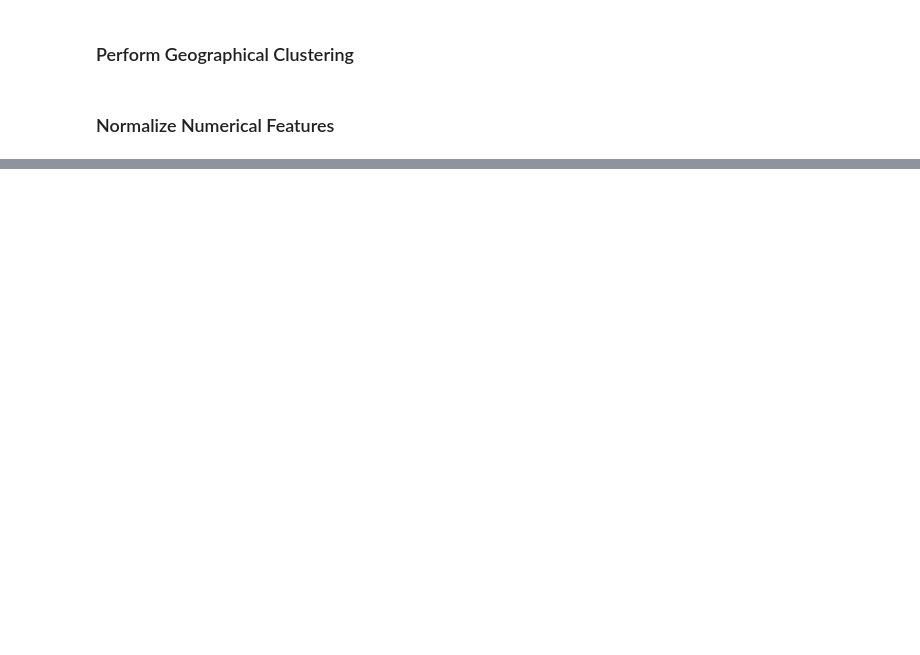
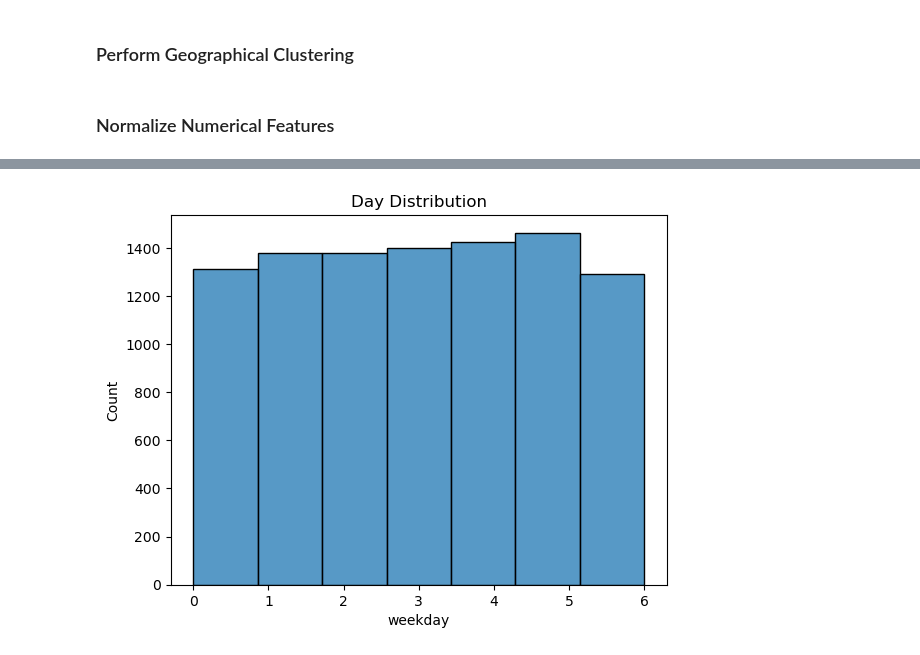
Before and after one commit to Mannvika/FinalProject, a Jupyter notebook: FinalProject.ipynb, the cells around one changed output, grey strips where cells are left out. Saved outputs shown, nothing was run; the diff lists cells and outputs as text; code cells hidden in the pictures; blank space fills up the shorter version.

```diff
--- a/FinalProject.ipynb
+++ b/FinalProject.ipynb
@@ -91,0 +154,6 @@ df[['distance_km', 'pickup_latitude', 'pickup_longitude',
+# %%
+sns.histplot(df['weekday'], bins=7)
+plt.title("Day Distribution")
+plt.show()
+# %% [output]
+[figure, added]
```
Also changed, not shown: parts of 15 cells of this notebook.
